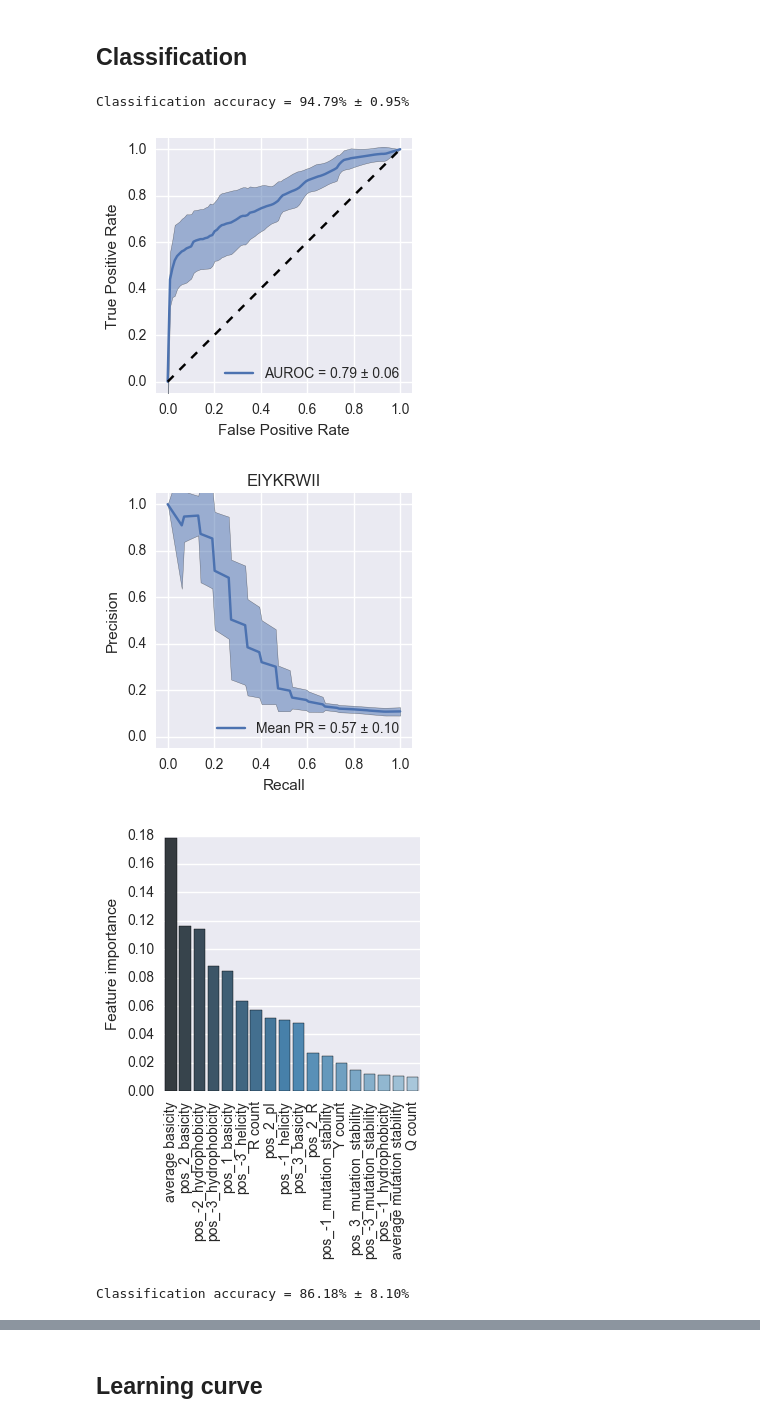
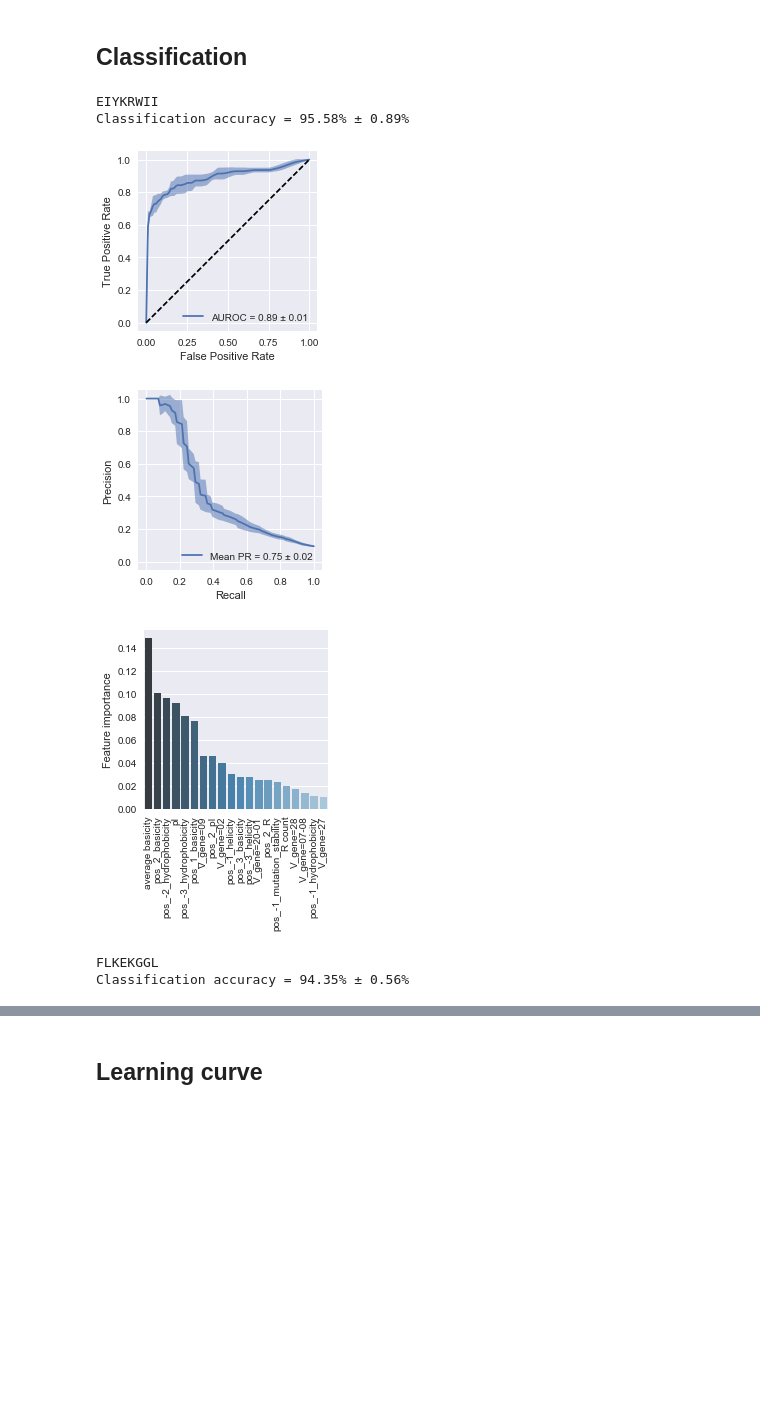
Before and after one commit to bittremieux/TCR-Classifier, a Jupyter notebook: tcr_classifier_v2.ipynb, the cells around one changed output, grey strips where cells are left out. Drawn from its saved outputs; the diff is of its cells as text; code cells hidden in the pictures; blank space fills up the shorter version.

```diff
--- a/tcr_classifier_v2.ipynb
+++ b/tcr_classifier_v2.ipynb
@@ -476,8 +429,32 @@ for peptide in peptides:
+# %%
+peptide_predictions = []
+for peptide in classes:
+    if peptide == 'Control':
+        continue
+
+    # use 10 times as many negative samples as positive samples in 5 iterations
+    index_generator = create_indices(y,
+                                     peptide_encoder.transform([peptide])[0],
+                                     peptide_encoder.transform(['Control'])[0],
+                                     5, 0.2, 0.8, 10)
+
+    result = np.asarray(joblib.Parallel(n_jobs=-1)(joblib.delayed(predict)
+                                                   (predictor, X, y, train_idx, test_idx)
+                                                   for train_idx, test_idx in index_generator))
+
+    predictions = []
+    predictions_proba = []
+    feature_importances = []
+    for y_test, proba, feat in result:
+        predictions.append((np.array(y_test != 0, np.int), np.array(proba > 0.5, np.int)))
+        predictions_proba.append((np.array(y_test != 0, np.int), proba))
+        feature_importances.append(feat)
+
+    peptide_predictions.append((peptide, predictions, predictions_proba, feature_importances))
 # %%
-for peptide, predictions, predictions_proba, feature_importances in peptide_results:
-
+for peptide, predictions, predictions_proba, feature_importances in peptide_predictions:
     # evaluate the performance of the prediction pipeline
-    # accuracy
+    # accuracy (although not particularly useful for this unbalanced class problem)
     accuracy_mean = np.mean([metrics.accuracy_score(y_test, y_pred)
                              for y_test, y_pred in predictions])
     accuracy_std = np.std([metrics.accuracy_score(y_test, y_pred)
@@ -520,6 +497,7 @@ for peptide, predictions, predictions_proba, feature_importances in peptide_resu
     precision_inverted_std = np.std(precisions_inverted, axis=0)
 
     # print accuracy
+    print(peptide)
     print('Classification accuracy = {:.2%} ± {:.2%}'.format(accuracy_mean, accuracy_std))
 
     # plot ROC curve
@@ -549,39 +527,44 @@ for peptide, predictions, predictions_proba, feature_importances in peptide_resu
 
     # plot precision-recall curve
     plt.figure(figsize=(width, height))
     plt.plot(interval[::-1], precision_mean,
              label='Mean PR = {:.2f} ± {:.2f}'.format(avg_precision_mean, avg_precision_std))
-    plt.fill_between(interval[::-1], precision_mean - precision_std, precision_mean + precision_std,
-                     alpha=0.5)
-    plt.title(peptide)
+    plt.fill_between(interval[::-1], precision_mean - precision_std,
+                     precision_mean + precision_std, alpha=0.5)
+
     plt.xlim([-0.05, 1.05])
     plt.ylim([-0.05, 1.05])
+
     plt.xlabel('Recall')
     plt.ylabel('Precision')
+
     plt.legend(loc='lower right')
 
     plt.savefig('PR_{}_many.pdf'.format(peptide), bbox_inches='tight', dpi=600)
 
     plt.show()
     plt.close()
 
+    # plot feature importances
     feat_import_s = pd.Series(np.mean(feature_importances, axis=0),
-                              index=X_features.columns.values, name='Feature importances')
+                              index=feature_names, name='Feature importances')
     significant_features = feat_import_s[feat_import_s > 0.01].sort_values(ascending=False)
 
     plt.figure(figsize=(width, height))
 
     sns.barplot(x=significant_features.index.values, y=significant_features, palette='Blues_d')
 
     plt.xticks(rotation='vertical', fontsize=10)
     plt.ylabel('Feature importance')
 
     plt.savefig('feature_importance_{}_many.pdf'.format(peptide), bbox_inches='tight', dpi=600)
     plt.show()
     plt.close()
 # %% [output]
-Classification accuracy = 94.79% ± 0.95%
+EIYKRWII
+Classification accuracy = 95.58% ± 0.89%
-[figure, old version]
+[figure, new version]
-[figure, old version]
+[figure, new version]
-[figure, old version]
+[figure, new version]
-Classification accuracy = 86.18% ± 8.10%
+FLKEKGGL
+Classification accuracy = 94.35% ± 0.56%
```
Also changed, not shown: parts of 23 cells of this notebook.
